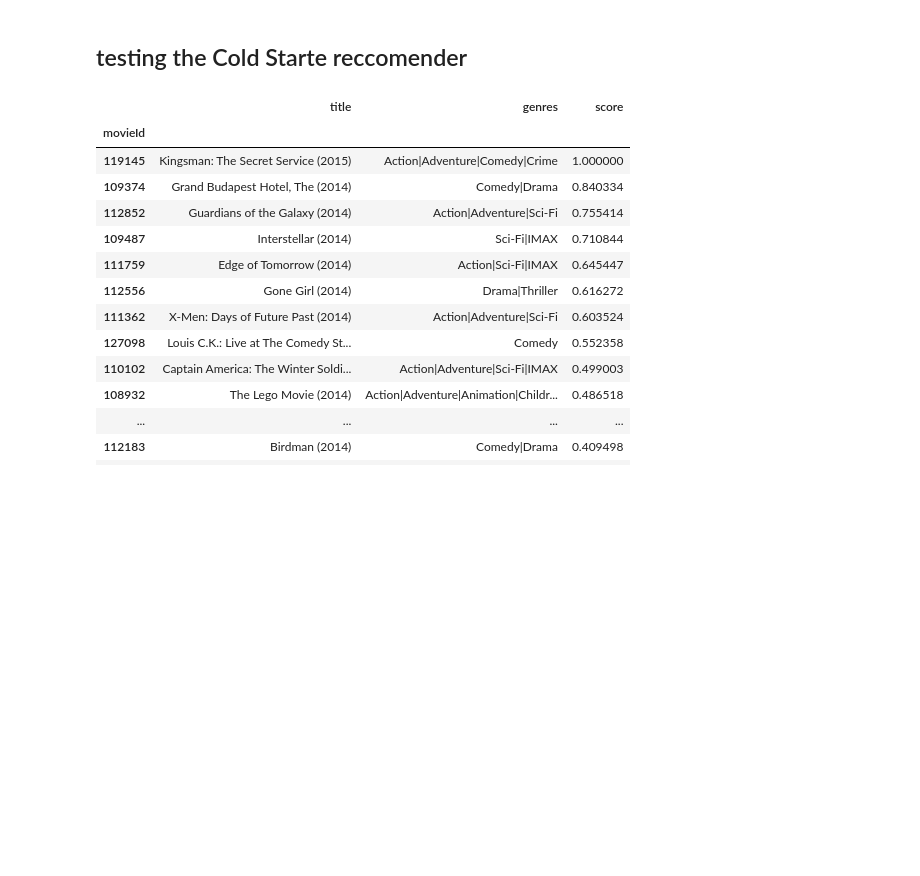
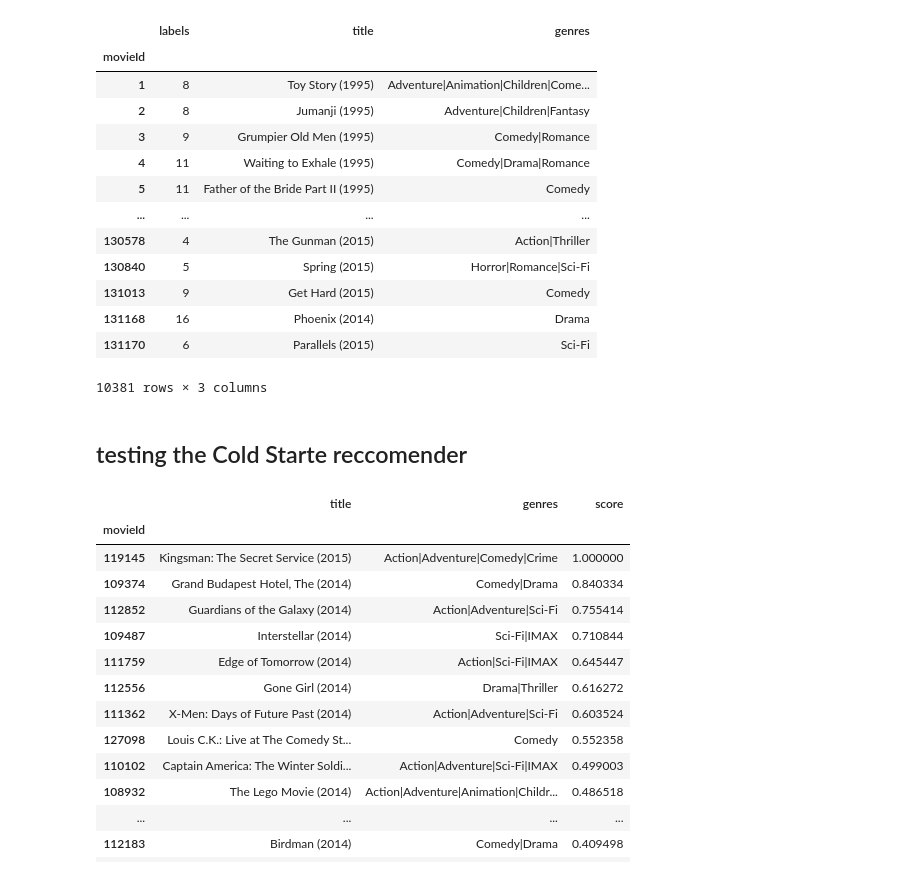
Before and after one commit to HamidSadEsf/movie_recommendation_ProjectCDS, a Jupyter notebook: Hybrid_recommender.ipynb, the cells around one changed output. Drawn from its saved outputs; the diff is of its cells as text; code cells hidden in the pictures; blank space fills up the shorter version.

```diff
--- a/Hybrid_recommender.ipynb
+++ b/Hybrid_recommender.ipynb
@@ -11,6 +11,26 @@ sns.set()
 #df_movies = pd.read_csv('data/movies.csv')
 df_rating = pd.read_csv('data/ratings.csv')
 #df_tagspd = pd.read_csv('data/tags.csv')
+# %%
+from data_script.Clustering import get_labeledMovies
+from data_script.Preprocess_Content_Based import get_df
+
+get_labeledMovies(get_df(), 18)
+# %% [output]
+|  | labels | title | genres |
+| movieId |  |  |  |
+| 1 | 8 | Toy Story (1995) | Adventure|Animation|Children|Come... |
+| 2 | 8 | Jumanji (1995) | Adventure|Children|Fantasy |
+| 3 | 9 | Grumpier Old Men (1995) | Comedy|Romance |
+| 4 | 11 | Waiting to Exhale (1995) | Comedy|Drama|Romance |
+| 5 | 11 | Father of the Bride Part II (1995) | Comedy |
+| ... | ... | ... | ... |
+| 130578 | 4 | The Gunman (2015) | Action|Thriller |
+| 130840 | 5 | Spring (2015) | Horror|Romance|Sci-Fi |
+| 131013 | 9 | Get Hard (2015) | Comedy |
+| 131168 | 16 | Phoenix (2014) | Drama |
+| 131170 | 6 | Parallels (2015) | Sci-Fi |
+10381 rows × 3 columns
 # %% [markdown]
 ## testing the Cold Starte reccomender
 # %%
```
Also changed, not shown: parts of 1 cell of this notebook, 7 other files.
